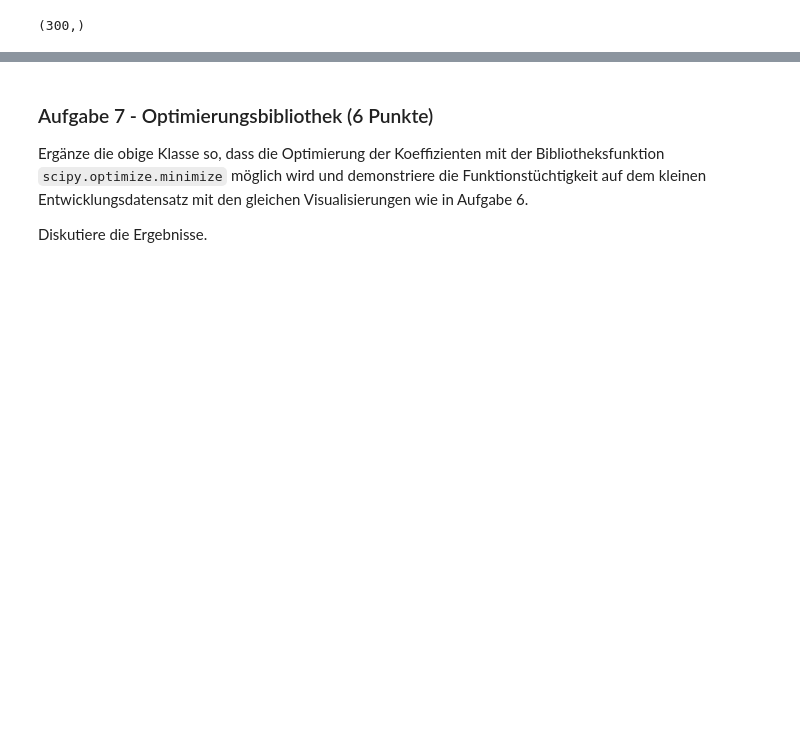
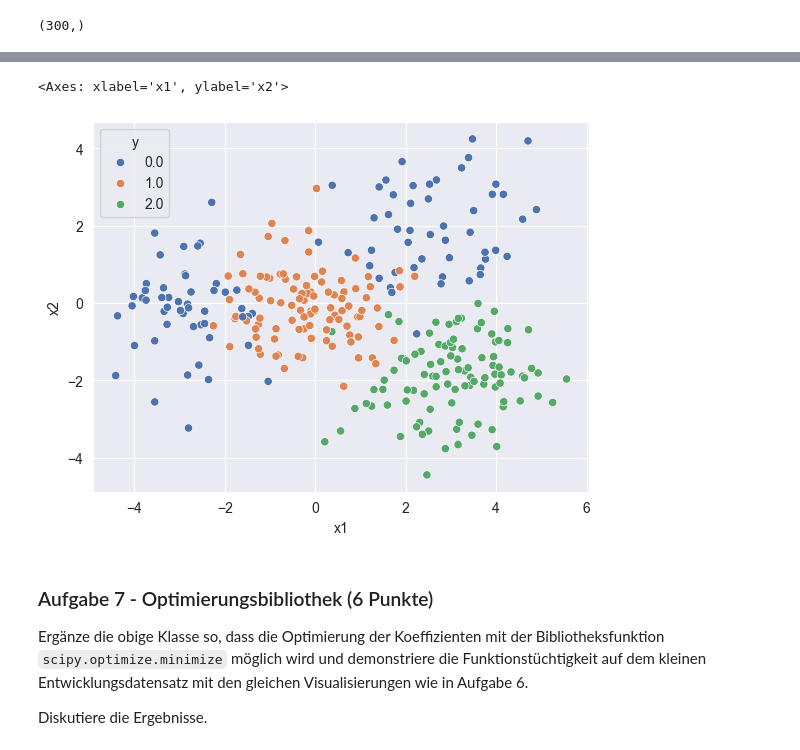
Before and after one commit to staldenhoefler/gml_mc2, a Jupyter notebook: gml_minichallenge_2-checkpoint.ipynb, the cells around one changed output, grey strips where cells are left out. Drawn from its saved outputs; the diff is of its cells as text; code cells hidden in the pictures; blank space fills up the shorter version.

```diff
--- a/gml_minichallenge_2-checkpoint.ipynb
+++ b/gml_minichallenge_2-checkpoint.ipynb
@@ -1070,6 +1105,12 @@ print(mlpClassifier.outputlayer[0][0])
 print('Abstand')
 test = np.array([[1,1]])
 print(mlpClassifier.forward(x_dev)[-1])
+# %%
+import seaborn as sns
+sns.scatterplot(x=dev_data['x1'], y=dev_data['x2'], hue=dev_data['y'], palette='deep')
+# %% [output]
+<Axes: xlabel='x1', ylabel='x2'>
+[figure, added]
 # %% [markdown]
 ### Aufgabe 7 - Optimierungsbibliothek (6 Punkte)
 
```
Also changed, not shown: parts of 8 cells of this notebook.
